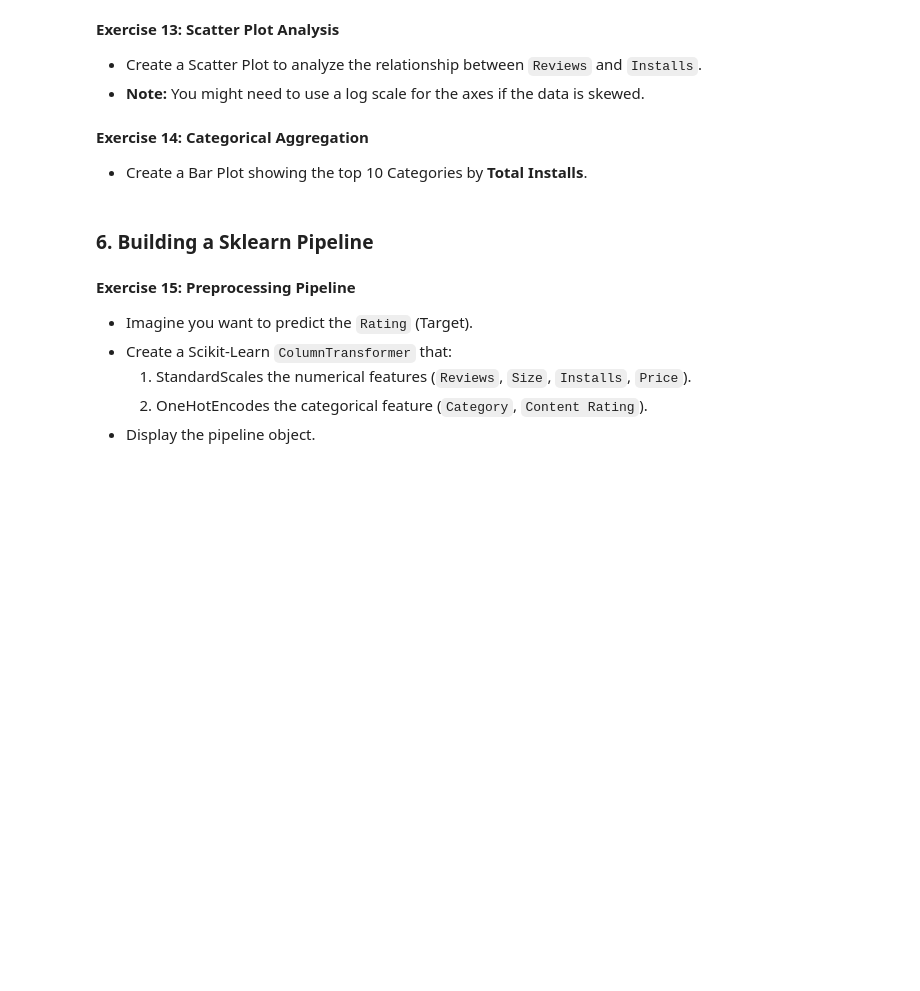
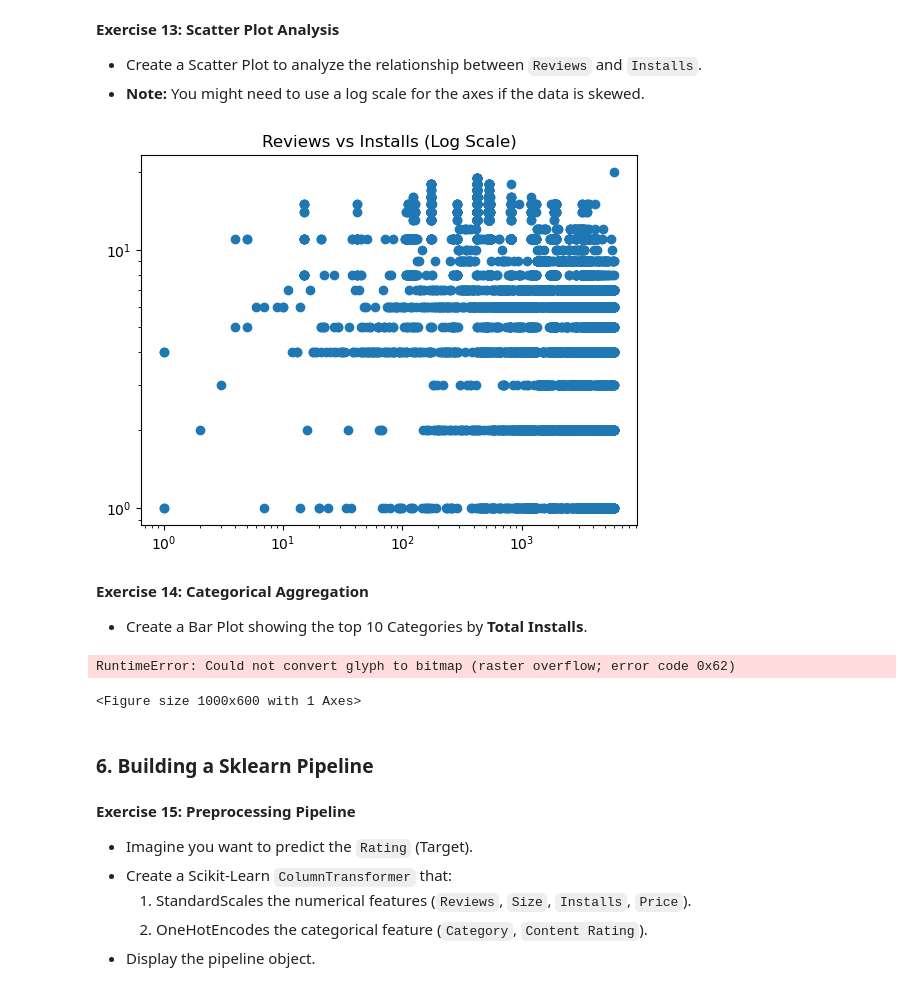
Before and after one commit to nency-parmar/Machine-Learning, a Jupyter notebook: Lab2_Blank/Lab2_Blank.ipynb, the cells around one changed output. Saved outputs shown, nothing was run; the diff lists cells and outputs as text; code cells hidden in the pictures; blank space fills up the shorter version.

```diff
--- a/Lab2_Blank/Lab2_Blank.ipynb
+++ b/Lab2_Blank/Lab2_Blank.ipynb
@@ -274,11 +297,13 @@ data['Rating'] = data.groupby('Category')['Rating']
 * Create a Scatter Plot to analyze the relationship between `Reviews` and `Installs`.
 * **Note:** You might need to use a log scale for the axes if the data is skewed.
 # %%
-# If needed
-#plt.xscale('log')
-#plt.yscale('log')
-#plt.title('Reviews vs Installs (Log Scale)')
-#plt.show()
+plt.scatter(data['Reviews'], data['Installs'])
+plt.xscale('log')
+plt.yscale('log')
+plt.title('Reviews vs Installs (Log Scale)')
+plt.show()
+# %% [output]
+[figure, added]
 # %% [markdown]
 **Exercise 14: Categorical Aggregation**
 * Create a Bar Plot showing the top 10 Categories by **Total Installs**.
@@ -288,3 +310,15 @@ top_cats = df.groupby('Category')['Installs']
+# %%
+
+category_installs = data.groupby('Category')['Installs'].sum()
+
+category_installs = category_installs.sort_values(ascending=False).head(10)
+plt.figure(figsize=(10,6))
+plt.bar(category_installs.index, category_installs.values)
+plt.xticks(rotation=45)
+plt.show()
+# %% [output]
+RuntimeError: Could not convert glyph to bitmap (raster overflow; error code 0x62)
+<Figure size 1000x600 with 1 Axes>
 # %% [markdown]
 ### 6. Building a Sklearn Pipeline
 # %% [markdown]
```
Also changed, not shown: parts of 28 cells of this notebook, 7 other files.
